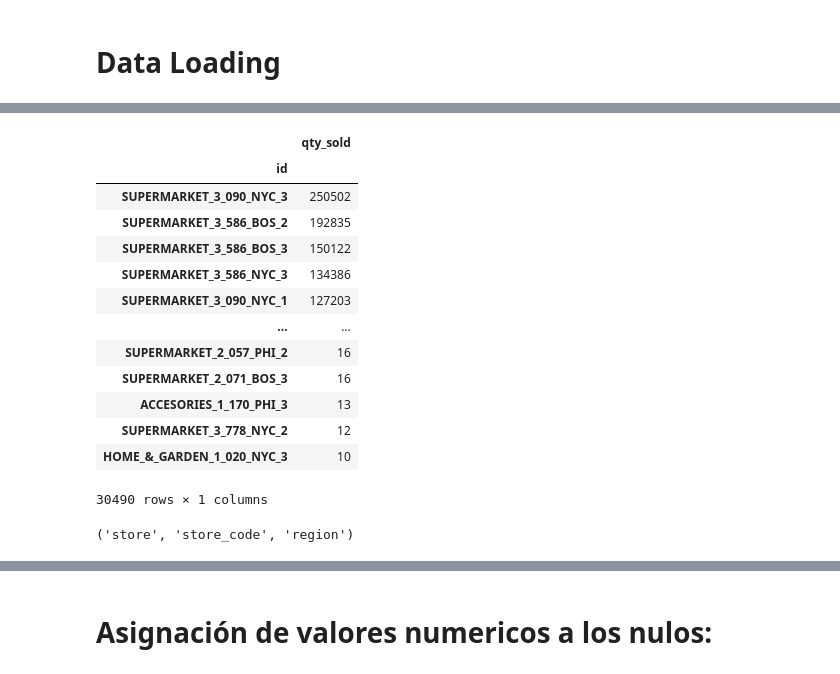
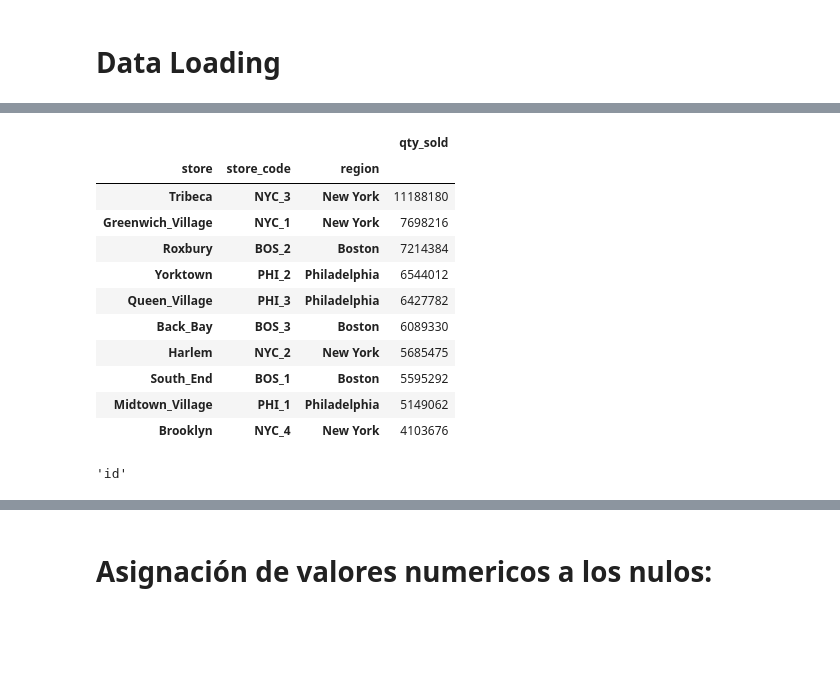
Before and after one commit to elenabriones/DS-Capstone-Market, a Jupyter notebook: notebooks/Forecast.ipynb, the cells around one changed output, grey strips where cells are left out. Saved outputs shown, nothing was run; the diff lists cells and outputs as text; code cells hidden in the pictures; blank space fills up the shorter version.

Commit message:
File preparado para hacer las pruebas de mejora.

```diff
--- a/notebooks/Forecast.ipynb
+++ b/notebooks/Forecast.ipynb
@@ -58,26 +59,25 @@ df_forecast['week_day'] = pd.to_datetime(df_forecast['year'] + df_forecast['week
 # Borramos aquellas variables que no suman al modelo:
 df_forecast.drop(['d','date','weekend', 'weekday_int','yearweek'], inplace=True, axis=1)
 # %%
-df_forecast.groupby(['id'])['qty_sold'].sum().to_frame().sort_values(by='qty_sold', ascending=False)
+# Codigo de prueba:
+df_forecast.groupby(['store','store_code','region'])['qty_sold'].sum().to_frame().sort_values(by='qty_sold', ascending=False)
 # %% [output]
-|  | qty_sold |
-| id |  |
-| SUPERMARKET_3_090_NYC_3 | 250502 |
-| SUPERMARKET_3_586_BOS_2 | 192835 |
-| SUPERMARKET_3_586_BOS_3 | 150122 |
-| SUPERMARKET_3_586_NYC_3 | 134386 |
-| SUPERMARKET_3_090_NYC_1 | 127203 |
-| ... | ... |
-| SUPERMARKET_2_057_PHI_2 | 16 |
-| SUPERMARKET_2_071_BOS_3 | 16 |
-| ACCESORIES_1_170_PHI_3 | 13 |
-| SUPERMARKET_3_778_NYC_2 | 12 |
-| HOME_&_GARDEN_1_020_NYC_3 | 10 |
+|  |  |  | qty_sold |
+| store | store_code | region |  |
+| Tribeca | NYC_3 | New York | 11188180 |
+| Greenwich_Village | NYC_1 | New York | 7698216 |
+| Roxbury | BOS_2 | Boston | 7214384 |
+| Yorktown | PHI_2 | Philadelphia | 6544012 |
+| Queen_Village | PHI_3 | Philadelphia | 6427782 |
+| Back_Bay | BOS_3 | Boston | 6089330 |
+| Harlem | NYC_2 | New York | 5685475 |
+| South_End | BOS_1 | Boston | 5595292 |
+| Midtown_Village | PHI_1 | Philadelphia | 5149062 |
+| Brooklyn | NYC_4 | New York | 4103676 |
-30490 rows × 1 columns
-# %%
-'store','store_code','region'
-# %% [output]
-('store', 'store_code', 'region')
+# %%
+'id'
+# %% [output]
+'id'
 # %%
 # Importo el dataset de test:
 df_test = pd.read_csv(ruta+'df_test.csv',delimiter=';')
```
Also changed, not shown: parts of 37 cells of this notebook.
